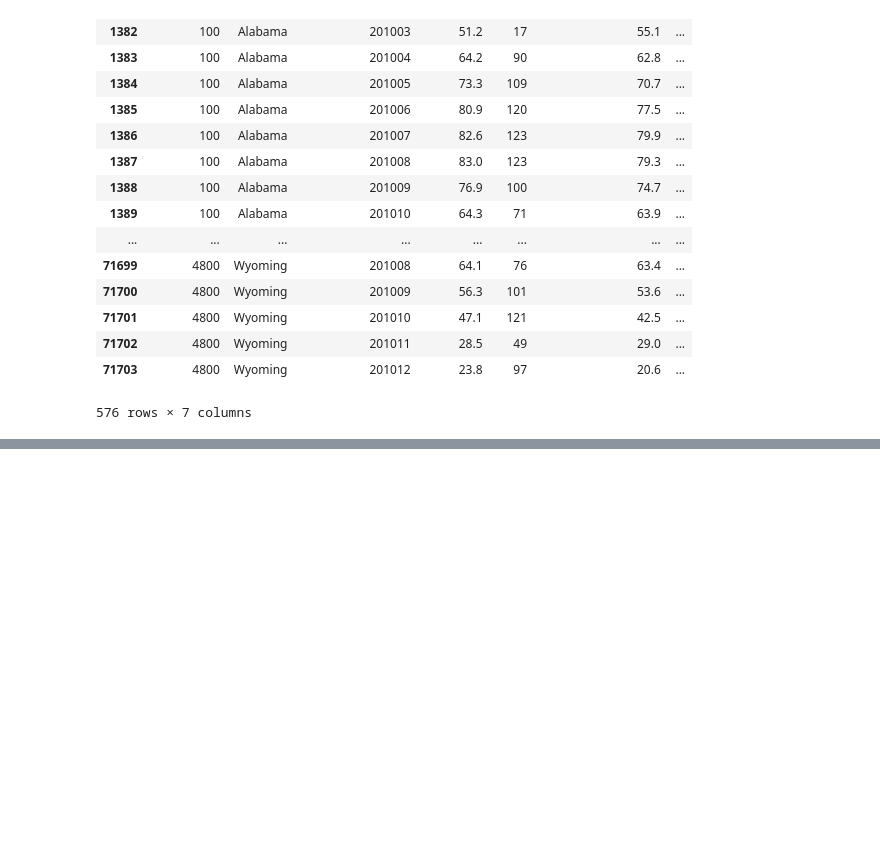
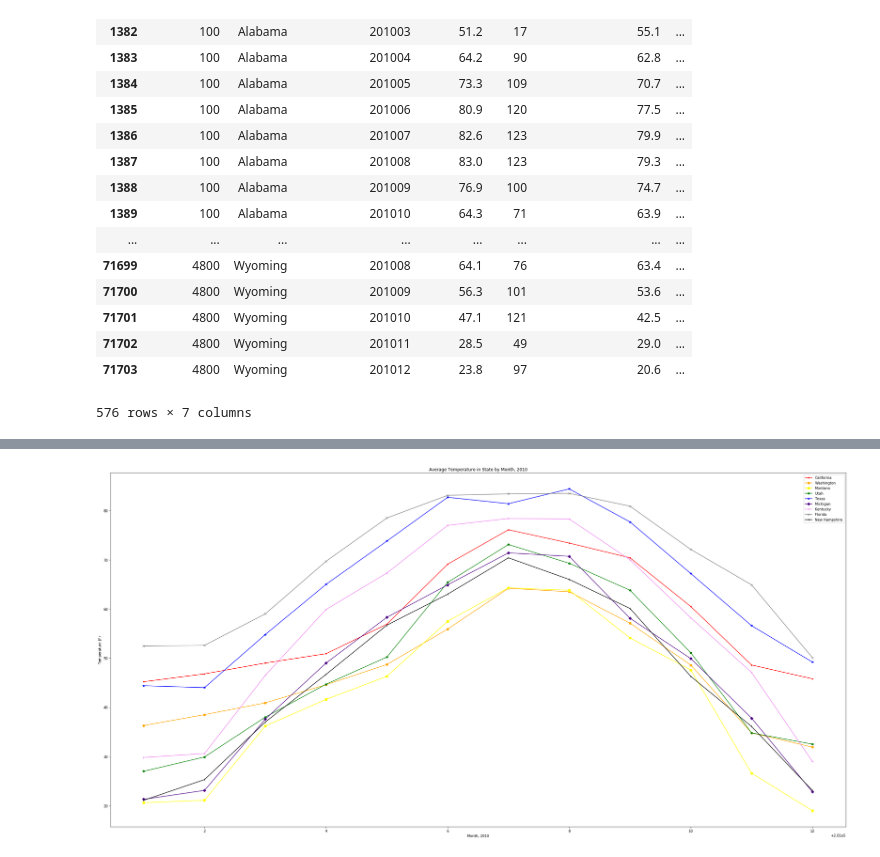
Before and after one commit to HenaVen/SMU_Pro1_Team4_repo, a Jupyter notebook: Weather_Data_NCDC_Year.ipynb, the cells around one changed output, grey strips where cells are left out. Saved outputs shown, nothing was run; the diff lists cells and outputs as text; code cells hidden in the pictures; blank space fills up the shorter version.

```diff
--- a/Weather_Data_NCDC_Year.ipynb
+++ b/Weather_Data_NCDC_Year.ipynb
@@ -129,0 +103,11 @@ plt.show()
+# %%
+# create df for 2010 data in each state
+cal_df = ncdc_2010_df.loc[ncdc_2010_df.Location=="California"]
+was_df = ncdc_2010_df.loc[ncdc_2010_df.Location=="Washington"]
+mon_df = ncdc_2010_df.loc[ncdc_2010_df.Location=="Montana"]
+uta_df = ncdc_2010_df.loc[ncdc_2010_df.Location=="Utah"]
+tex_df = ncdc_2010_df.loc[ncdc_2010_df.Location=="Texas"]
+mic_df = ncdc_2010_df.loc[ncdc_2010_df.Location=="Michigan"]
+ken_df = ncdc_2010_df.loc[ncdc_2010_df.Location=="Kentucky"]
+flo_df = ncdc_2010_df.loc[ncdc_2010_df.Location=="Florida"]
+new_df = ncdc_2010_df.loc[ncdc_2010_df.Location=="New Hampshire"]
@@ -129,0 +116,22 @@ plt.show()
+# %%
+# build scatterplot
+plt.figure(figsize=(30,15))
+plt.plot(cal_df["Date (Year Month)"], cal_df["Value in F"], marker=".", color="red", label="California")
+plt.plot(was_df["Date (Year Month)"], was_df["Value in F"], marker="o", color="orange", label="Washington")
+plt.plot(mon_df["Date (Year Month)"], mon_df["Value in F"], marker="s", color="yellow", label="Montana")
+plt.plot(uta_df["Date (Year Month)"], uta_df["Value in F"], marker="p", color="green", label="Utah")
+plt.plot(tex_df["Date (Year Month)"], tex_df["Value in F"], marker="*", color="blue", label="Texas")
+plt.plot(mic_df["Date (Year Month)"], mic_df["Value in F"], marker="D", color="indigo", label="Michigan")
+plt.plot(ken_df["Date (Year Month)"], ken_df["Value in F"], marker="+", color="violet", label="Kentucky")
+plt.plot(flo_df["Date (Year Month)"], flo_df["Value in F"], marker="x", color="gray", label="Florida")
+plt.plot(new_df["Date (Year Month)"], new_df["Value in F"], marker="|", color="black", label="New Hampshire")
+plt.title("Average Temperature in State by Month, 2010")
+plt.xlabel("Month, 2010")
+plt.ylabel("Temperature (F)")
+plt.legend(loc="best")
+plt.show
+
+plt.tight_layout()
+plt.savefig("../SMU_Pro1_Team4_repo/Temperature_Month_2010.png")
+# %% [output]
+[figure, added]
```
Also changed, not shown: parts of 9 cells of this notebook, 4 other files.
